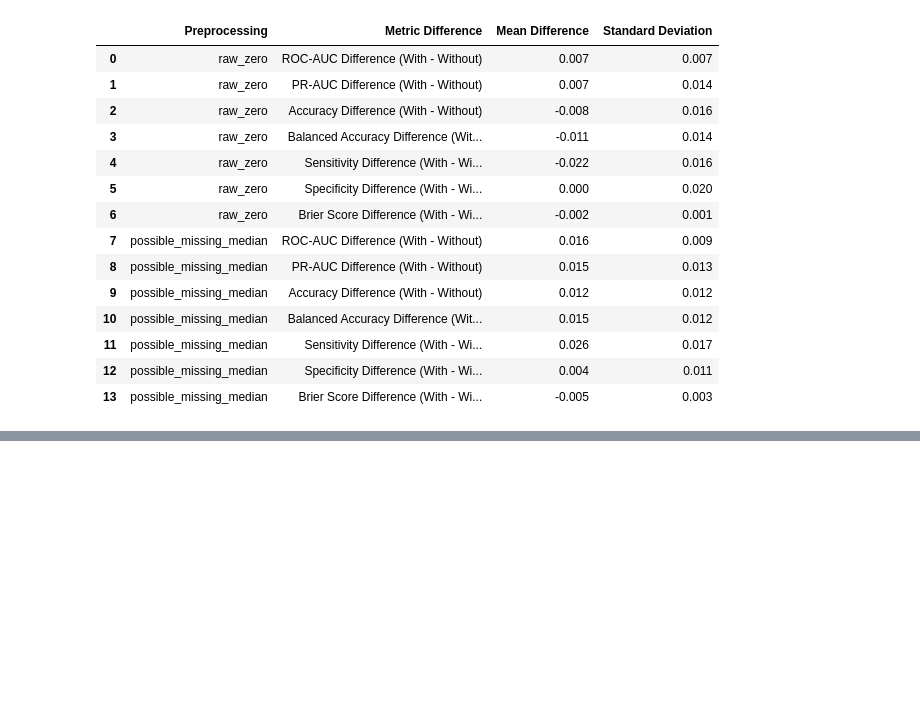
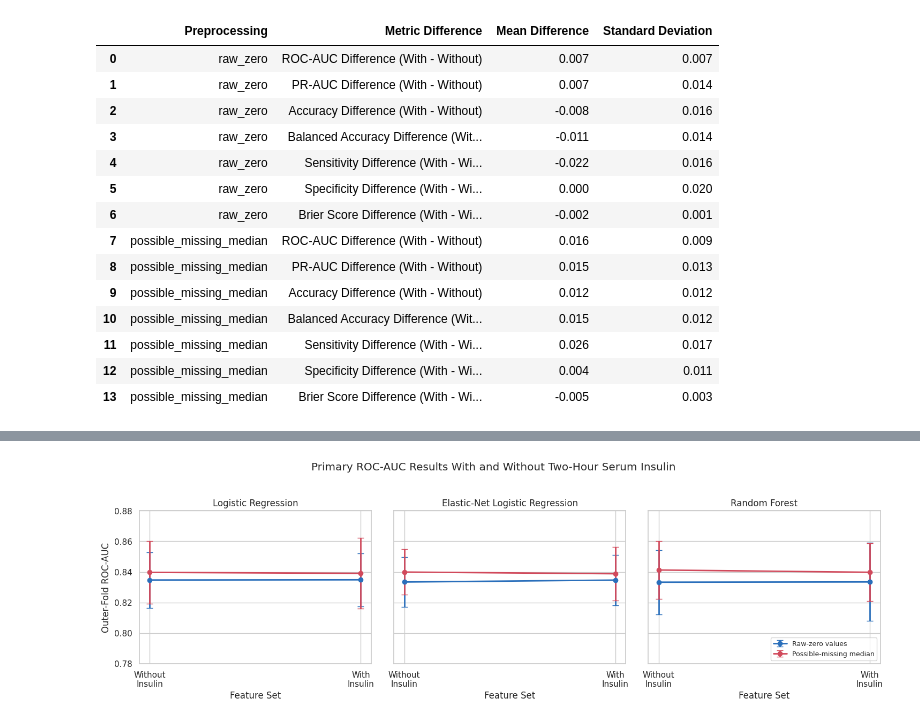
Before and after one commit to rodrigoviannasn/mat422-insulin-diabetes-project, a Jupyter notebook: notebooks/02_modeling_results.ipynb, the cells around one changed output, grey strips where cells are left out. Cells and saved outputs as stored; diff of their text form; code cells hidden in the pictures; blank space fills up the shorter version.

```diff
--- a/notebooks/02_modeling_results.ipynb
+++ b/notebooks/02_modeling_results.ipynb
@@ -1909,0 +1953,83 @@ display(glucose_excluded_ablation_summary)
+# %%
+sns.set_theme(style="whitegrid", context="notebook")
+
+fig, axes = plt.subplots(
+    1,
+    3,
+    figsize=(15, 4.5),
+    sharey=True,
+)
+
+line_styles = {
+    "raw_zero": {
+        "label": "Raw-zero values",
+        "color": "#2a6fbb",
+    },
+    "possible_missing_median": {
+        "label": "Possible-missing median",
+        "color": "#d1495b",
+    },
+}
+
+for ax, model_name in zip(axes, primary_models):
+    model_data = primary_model_comparison_summary[
+        primary_model_comparison_summary["Model"] == model_name
+    ]
+
+    for preprocessing, style in line_styles.items():
+        subset = model_data[
+            model_data["Preprocessing"] == preprocessing
+        ].set_index("Feature Set")
+
+        x_positions = [0, 1]
+        feature_sets = ["Without Insulin", "With Insulin"]
+
+        means = [
+            subset.loc[feature_set, "ROC-AUC Mean"]
+            for feature_set in feature_sets
+        ]
+        standard_deviations = [
+            subset.loc[
+                feature_set,
+                "ROC-AUC Standard Deviation",
+            ]
+            for feature_set in feature_sets
+        ]
+
+        ax.errorbar(
+            x_positions,
+            means,
+            yerr=standard_deviations,
+            marker="o",
+            linewidth=2,
+            capsize=4,
+            color=style["color"],
+            label=style["label"],
+        )
+
+    ax.set_title(model_name)
+    ax.set_xticks([0, 1])
+    ax.set_xticklabels(["Without\nInsulin", "With\nInsulin"])
+    ax.set_ylim(0.78, 0.88)
+    ax.set_xlabel("Feature Set")
+
+axes[0].set_ylabel("Outer-Fold ROC-AUC")
+axes[-1].legend(
+    loc="lower right",
+    fontsize=9,
+)
+
+fig.suptitle(
+    "Primary ROC-AUC Results With and Without Two-Hour Serum Insulin",
+    y=1.03,
+)
+
+plt.tight_layout()
+plt.savefig(
+    FIGURES_DIR / "primary_roc_auc_comparison.png",
+    dpi=300,
+    bbox_inches="tight",
+)
+plt.show()
+# %% [output]
+[figure, added]
```
Also changed, not shown: parts of 6 cells of this notebook.
